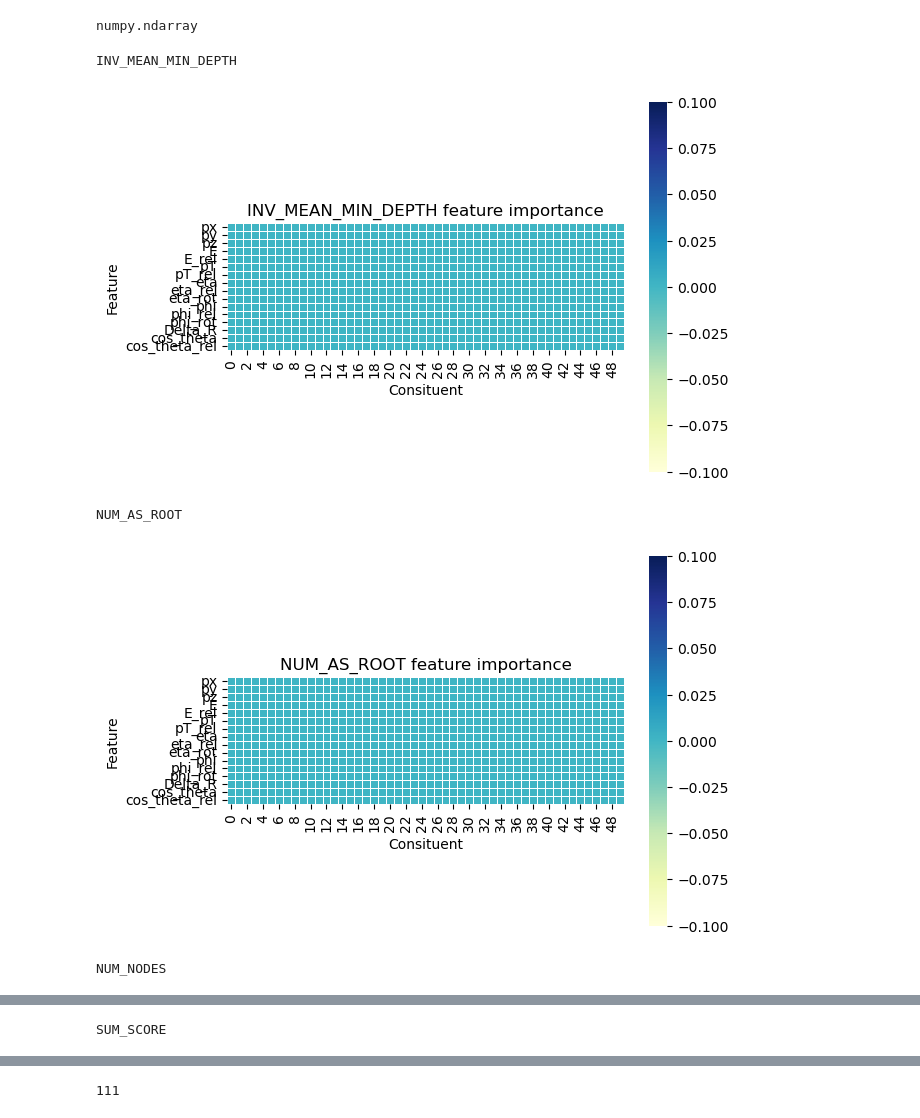
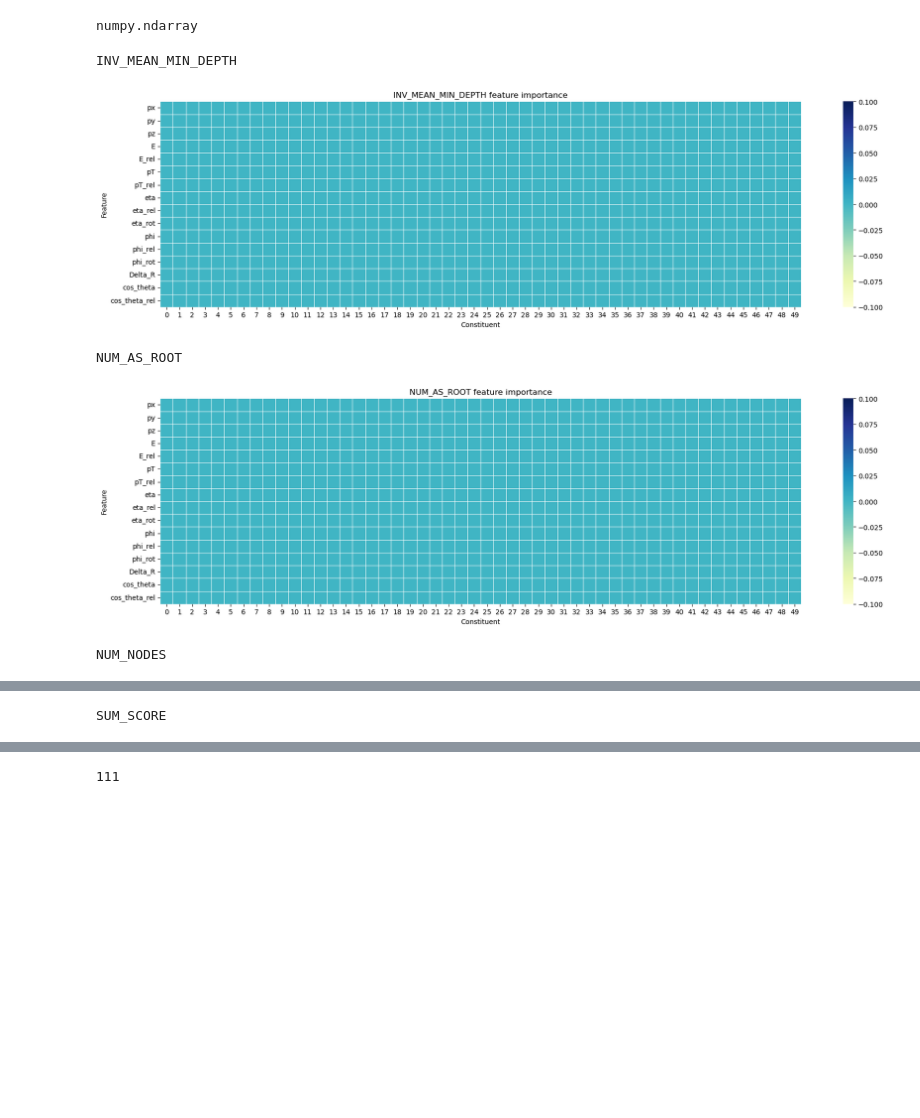
Before and after one commit to andygoliver/Masters_BDT, a Jupyter notebook: plot_feature_importance.ipynb, the cells around one changed output, grey strips where cells are left out. Drawn from its saved outputs; the diff is of its cells as text; code cells hidden in the pictures; blank space fills up the shorter version.

```diff
--- a/plot_feature_importance.ipynb
+++ b/plot_feature_importance.ipynb
@@ -10,18 +10,17 @@ import tensorflow_decision_forests as tfdf
 To enable them in other operations, rebuild TensorFlow with the appropriate compiler flags.
 # %%
-'''
+
 # load training data
 
 train_starting_time = time.time()
-train_df = pd.read_csv('../Data/jet_images_c16_pt0_jedinet_sort_hpT_pcNone_train.csv', nrows = 10000)
+train_df = pd.read_csv('../Data/jet_images_c16_pt0_jedinet_sort_hpT_pcNone_train.csv', nrows = 100000)
 train_load_time = time.time()-train_starting_time
 print(f'Loaded training sample of {len(train_df)} jets in {train_load_time:.3f}s')
 
 # load testing data
 
 test_starting_time = time.time()
-test_df = pd.read_csv('../Data/jet_images_c16_pt0_jedinet_sort_hpT_pcNone_test.csv', nrows = 2500)
+test_df = pd.read_csv('../Data/jet_images_c16_pt0_jedinet_sort_hpT_pcNone_test.csv', nrows = 25000)
 test_load_time = time.time()-test_starting_time
 print(f'Loaded testing sample of {len(test_df)} jets in {test_load_time:.3f}s')
-'''
 # %% [output]
@@ -323,9 +321,10 @@ def plot_importances(model_path: str, variable_importance:str, feature_choice: s
                      save_fig: bool = False, fig_name:str = '', fig_directory:str = 'Plots', show_fig:bool = False):
     feature_importances = get_2d_importances(model_path, variable_importance, feature_choice = feature_choice)
 
+    plt.subplots(figsize=(18.75,5))         # Sample figsize in inches
     ax = sns.heatmap(feature_importances, linewidth=0.5, cmap=cmap, yticklabels = select_feature_labels(feature_choice), square = True)
-    ax.set(xlabel='Consituent', ylabel = 'Feature', title=f'{variable_importance} feature importance')
-    # plt.tight_layout()
+    ax.set(xlabel='Constituent', ylabel = 'Feature', title=f'{variable_importance} feature importance')
+    plt.tight_layout()
     if save_fig:
         savepath = os.path.join(fig_directory, f"{variable_importance}_{fig_name}.pdf")
         plt.savefig(savepath)
@@ -336,14 +335,14 @@ def plot_importances(model_path: str, variable_importance:str, feature_choice: s
 # %%
 importances  = ['INV_MEAN_MIN_DEPTH', 'NUM_AS_ROOT', 'NUM_NODES', 'SUM_SCORE']
 
 for importance in importances:
     print(importance)
     plot_importances("/Users/andrewoliver/Documents/HEP Masters/ETH/Masters Project/Testing/Models/model_initial_c50_pt2.0_jedinet",
                      importance, show_fig = True,
-                     save_fig = False, fig_name = "test")
+                     save_fig = True, fig_name = "test_50")
 # %% [output]
 INV_MEAN_MIN_DEPTH
-[figure, old version]
+[figure, new version]
 NUM_AS_ROOT
-[figure, old version]
+[figure, new version]
 NUM_NODES
```
Also changed, not shown: parts of 18 cells of this notebook, 1 other file.
